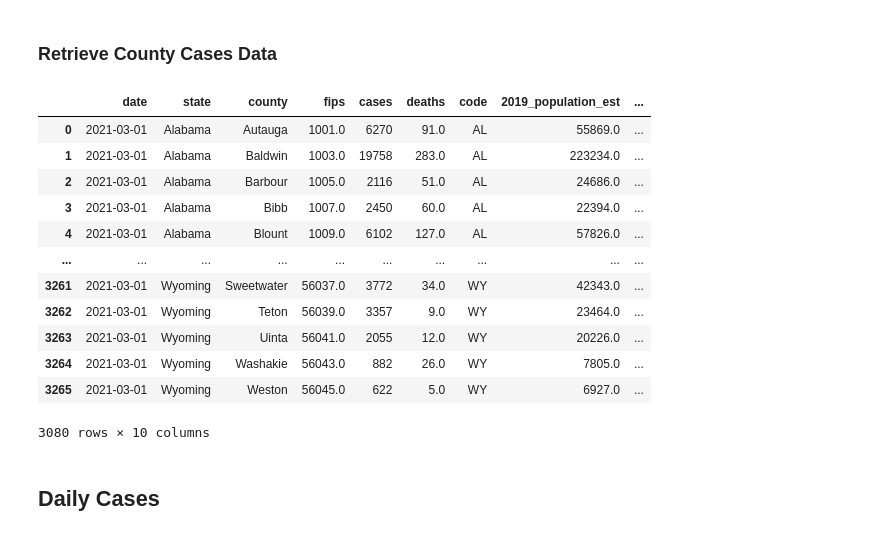
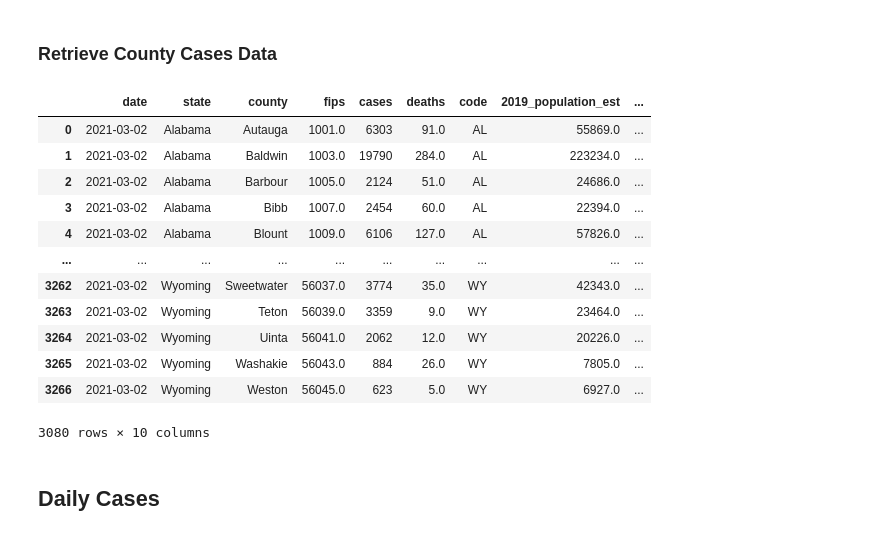
Before and after one commit to CCom20/covid-ml-application, a Jupyter notebook: notebooks/data_cleaning_notebook.ipynb, the cells around one changed output. Drawn from its saved outputs; the diff is of its cells as text; code cells hidden in the pictures.

Commit message:
updating data notebooks

```diff
--- a/notebooks/data_cleaning_notebook.ipynb
+++ b/notebooks/data_cleaning_notebook.ipynb
@@ -164,22 +184,24 @@ county_cases = latest_covid_cases.merge(merged_data, how="left")
 county_cases.dropna(how="any", inplace=True)
 # %%
 county_cases.to_csv("../data/county-master.csv")
-# %%
-county_cases
-# %% [output]
-|  | date | state | county | fips | cases | deaths | code | 2019_population_est | ... |
-| 0 | 2021-03-01 | Alabama | Autauga | 1001.0 | 6270 | 91.0 | AL | 55869.0 | ... |
-| 1 | 2021-03-01 | Alabama | Baldwin | 1003.0 | 19758 | 283.0 | AL | 223234.0 | ... |
-| 2 | 2021-03-01 | Alabama | Barbour | 1005.0 | 2116 | 51.0 | AL | 24686.0 | ... |
-| 3 | 2021-03-01 | Alabama | Bibb | 1007.0 | 2450 | 60.0 | AL | 22394.0 | ... |
-| 4 | 2021-03-01 | Alabama | Blount | 1009.0 | 6102 | 127.0 | AL | 57826.0 | ... |
-| ... | ... | ... | ... | ... | ... | ... | ... | ... | ... |
-| 3261 | 2021-03-01 | Wyoming | Sweetwater | 56037.0 | 3772 | 34.0 | WY | 42343.0 | ... |
-| 3262 | 2021-03-01 | Wyoming | Teton | 56039.0 | 3357 | 9.0 | WY | 23464.0 | ... |
-| 3263 | 2021-03-01 | Wyoming | Uinta | 56041.0 | 2055 | 12.0 | WY | 20226.0 | ... |
-| 3264 | 2021-03-01 | Wyoming | Washakie | 56043.0 | 882 | 26.0 | WY | 7805.0 | ... |
-| 3265 | 2021-03-01 | Wyoming | Weston | 56045.0 | 622 | 5.0 | WY | 6927.0 | ... |
-3080 rows × 10 columns
+# %%
+latest_county_cases = county_cases.loc[county_cases["date"] == latest_data]
+# %%
+latest_county_cases
+# %% [output]
+|  | date | state | county | fips | cases | deaths | code | 2019_population_est | ... |
+| 0 | 2021-03-02 | Alabama | Autauga | 1001.0 | 6303 | 91.0 | AL | 55869.0 | ... |
+| 1 | 2021-03-02 | Alabama | Baldwin | 1003.0 | 19790 | 284.0 | AL | 223234.0 | ... |
+| 2 | 2021-03-02 | Alabama | Barbour | 1005.0 | 2124 | 51.0 | AL | 24686.0 | ... |
+| 3 | 2021-03-02 | Alabama | Bibb | 1007.0 | 2454 | 60.0 | AL | 22394.0 | ... |
+| 4 | 2021-03-02 | Alabama | Blount | 1009.0 | 6106 | 127.0 | AL | 57826.0 | ... |
+| ... | ... | ... | ... | ... | ... | ... | ... | ... | ... |
+| 3262 | 2021-03-02 | Wyoming | Sweetwater | 56037.0 | 3774 | 35.0 | WY | 42343.0 | ... |
+| 3263 | 2021-03-02 | Wyoming | Teton | 56039.0 | 3359 | 9.0 | WY | 23464.0 | ... |
+| 3264 | 2021-03-02 | Wyoming | Uinta | 56041.0 | 2062 | 12.0 | WY | 20226.0 | ... |
+| 3265 | 2021-03-02 | Wyoming | Washakie | 56043.0 | 884 | 26.0 | WY | 7805.0 | ... |
+| 3266 | 2021-03-02 | Wyoming | Weston | 56045.0 | 623 | 5.0 | WY | 6927.0 | ... |
+3080 rows × 10 columns
 # %% [markdown]
 ## Daily Cases
 # %%
```
Also changed, not shown: parts of 12 cells of this notebook, 9 other files.
